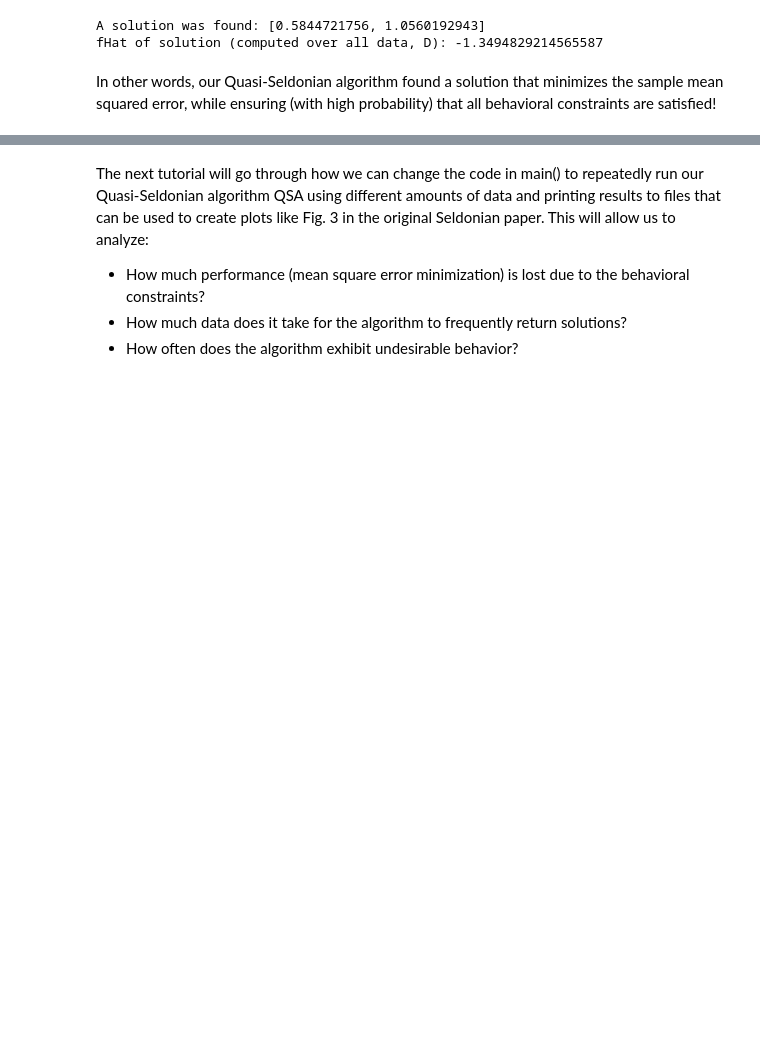
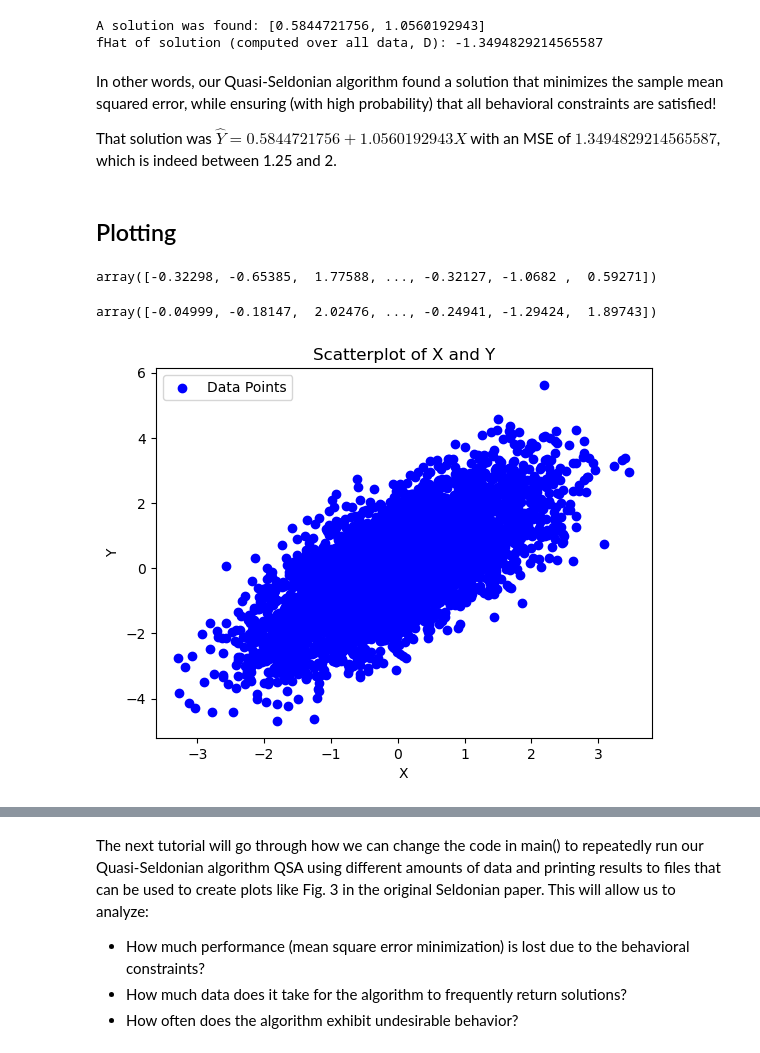
Before and after one commit to dashaasienga/Statistics-Senior-Honors-Thesis, a Jupyter notebook: Python/Seldonian Algorithm Tutorial.ipynb, the cells around one changed output, grey strips where cells are left out. Saved outputs shown, nothing was run; the diff lists cells and outputs as text; code cells hidden in the pictures; blank space fills up the shorter version.

Commit message:
Add some plotting and experimentation

```diff
--- a/Python/Seldonian Algorithm Tutorial.ipynb
+++ b/Python/Seldonian Algorithm Tutorial.ipynb
@@ -338,3 +338,35 @@ A solution was found: [0.5844721756, 1.0560192943]
 fHat of solution (computed over all data, D): -1.3494829214565587
 # %% [markdown]
 In other words, our Quasi-Seldonian algorithm found a solution that minimizes the sample mean squared error, while ensuring (with high probability) that all behavioral constraints are satisfied!
+
+That solution was $\hat{Y} = 0.5844721756 + 1.0560192943X$ with an MSE of $1.3494829214565587$, which is indeed between 1.25 and 2.
+# %% [markdown]
+## Plotting
+# %%
+X, Y = generateData(5000)
+# %%
+X
+# %% [output]
+array([-0.32298, -0.65385,  1.77588, ..., -0.32127, -1.0682 ,  0.59271])
+# %%
+Y
+# %% [output]
+array([-0.04999, -0.18147,  2.02476, ..., -0.24941, -1.29424,  1.89743])
+# %%
+import matplotlib.pyplot as plt
+
+# Create a scatterplot
+plt.scatter(X, Y, c='b', marker='o', label='Data Points')
+plt.xlabel('X')
+plt.ylabel('Y')
+plt.title('Scatterplot of X and Y')
+plt.legend()
+plt.grid(True)
+
+# Eliminate grid lines
+plt.grid(False)
+
+# Display the plot
+plt.show()
+# %% [output]
+[figure, added]
```
Also changed, not shown: parts of 8 cells of this notebook.
